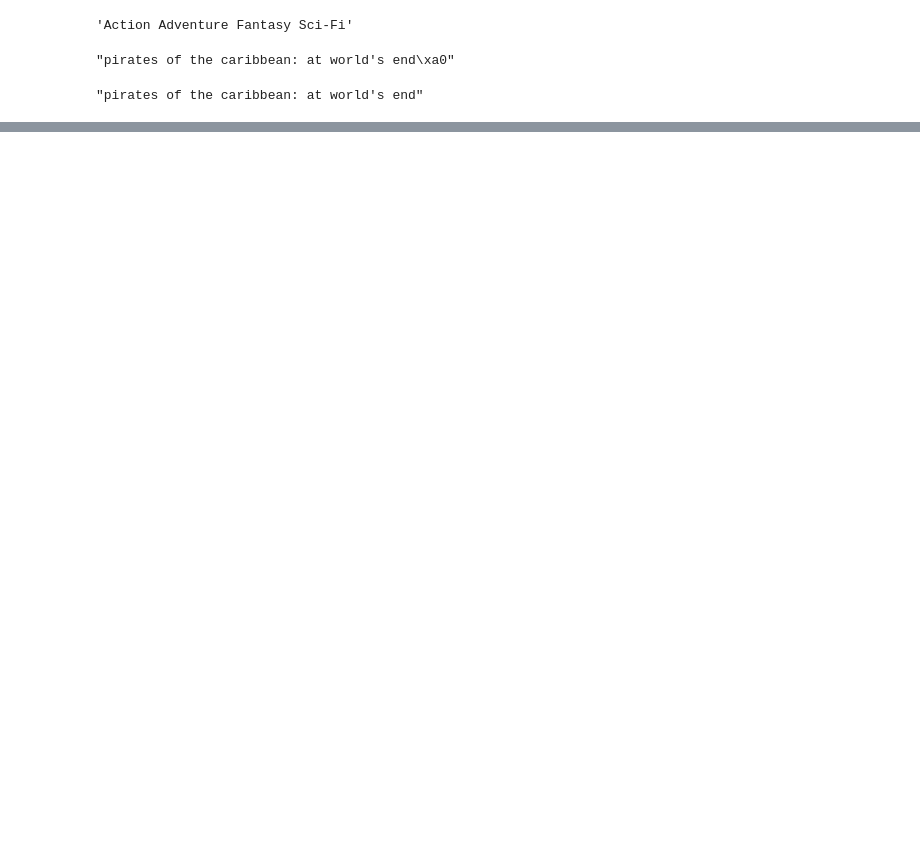
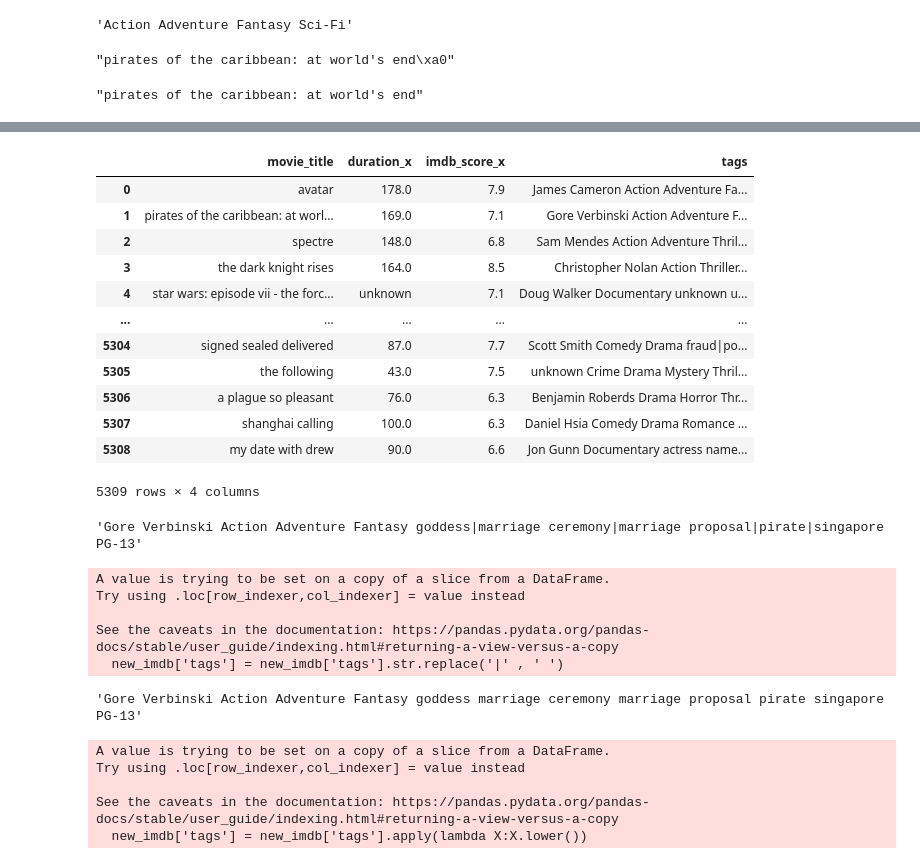
Before and after one commit to Douglasmyu/film-ify, a Jupyter notebook: Film-ify.ipynb, the cells around one changed output, grey strips where cells are left out. Drawn from its saved outputs; the diff is of its cells as text; code cells hidden in the pictures; blank space fills up the shorter version.

Commit message:
Error with indexing??

```diff
--- a/Film-ify.ipynb
+++ b/Film-ify.ipynb
@@ -191,0 +227,45 @@ imdb_df['movie_title'][1]
+# %%
+imdb_df['duration_x'] = imdb_df['duration_x'].astype(str)
+imdb_df['imdb_score_x'] = imdb_df['imdb_score_x'].astype(str)
+
+new_imdb = imdb_df[['movie_title', 'duration_x', 'imdb_score_x', 'tags']]
+# %%
+new_imdb
+# %% [output]
+|  | movie_title | duration_x | imdb_score_x | tags |
+| 0 | avatar | 178.0 | 7.9 | James Cameron Action Adventure Fa... |
+| 1 | pirates of the caribbean: at worl... | 169.0 | 7.1 | Gore Verbinski Action Adventure F... |
+| 2 | spectre | 148.0 | 6.8 | Sam Mendes Action Adventure Thril... |
+| 3 | the dark knight rises | 164.0 | 8.5 | Christopher Nolan Action Thriller... |
+| 4 | star wars: episode vii - the forc... | unknown | 7.1 | Doug Walker Documentary unknown u... |
+| ... | ... | ... | ... | ... |
+| 5304 | signed sealed delivered | 87.0 | 7.7 | Scott Smith Comedy Drama fraud|po... |
+| 5305 | the following | 43.0 | 7.5 | unknown Crime Drama Mystery Thril... |
+| 5306 | a plague so pleasant | 76.0 | 6.3 | Benjamin Roberds Drama Horror Thr... |
+| 5307 | shanghai calling | 100.0 | 6.3 | Daniel Hsia Comedy Drama Romance ... |
+| 5308 | my date with drew | 90.0 | 6.6 | Jon Gunn Documentary actress name... |
+5309 rows × 4 columns
+# %%
+new_imdb['tags'][1]
+# %% [output]
+'Gore Verbinski Action Adventure Fantasy goddess|marriage ceremony|marriage proposal|pirate|singapore PG-13'
+# %%
+new_imdb['tags'] = new_imdb['tags'].str.replace('|' , ' ')
+# %% [output]
+A value is trying to be set on a copy of a slice from a DataFrame.
+Try using .loc[row_indexer,col_indexer] = value instead
+
+See the caveats in the documentation: https://pandas.pydata.org/pandas-docs/stable/user_guide/indexing.html#returning-a-view-versus-a-copy
+  new_imdb['tags'] = new_imdb['tags'].str.replace('|' , ' ')
+# %%
+new_imdb['tags'][1]
+# %% [output]
+'Gore Verbinski Action Adventure Fantasy goddess marriage ceremony marriage proposal pirate singapore PG-13'
+# %%
+new_imdb['tags'] = new_imdb['tags'].apply(lambda X:X.lower())
+# %% [output]
+A value is trying to be set on a copy of a slice from a DataFrame.
+Try using .loc[row_indexer,col_indexer] = value instead
+
+See the caveats in the documentation: https://pandas.pydata.org/pandas-docs/stable/user_guide/indexing.html#returning-a-view-versus-a-copy
+  new_imdb['tags'] = new_imdb['tags'].apply(lambda X:X.lower())
```
Also changed, not shown: parts of 33 cells of this notebook.
